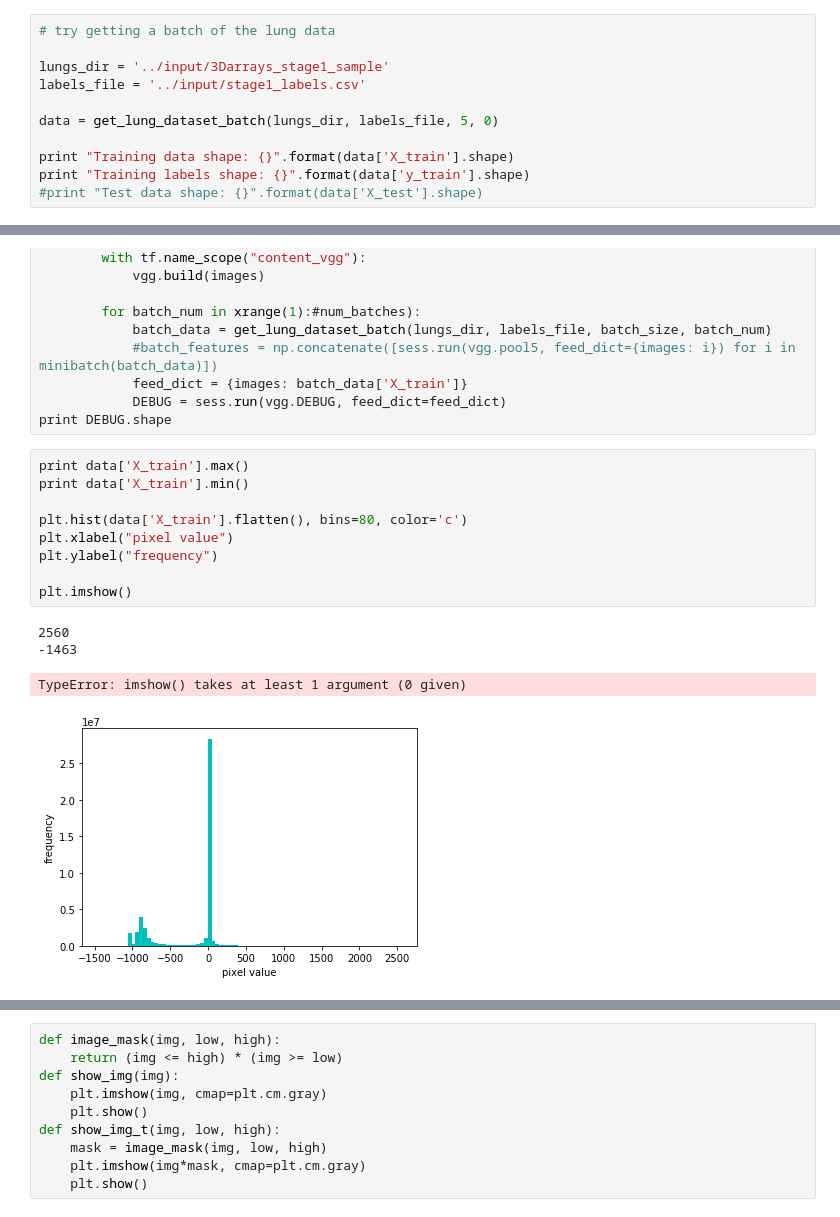
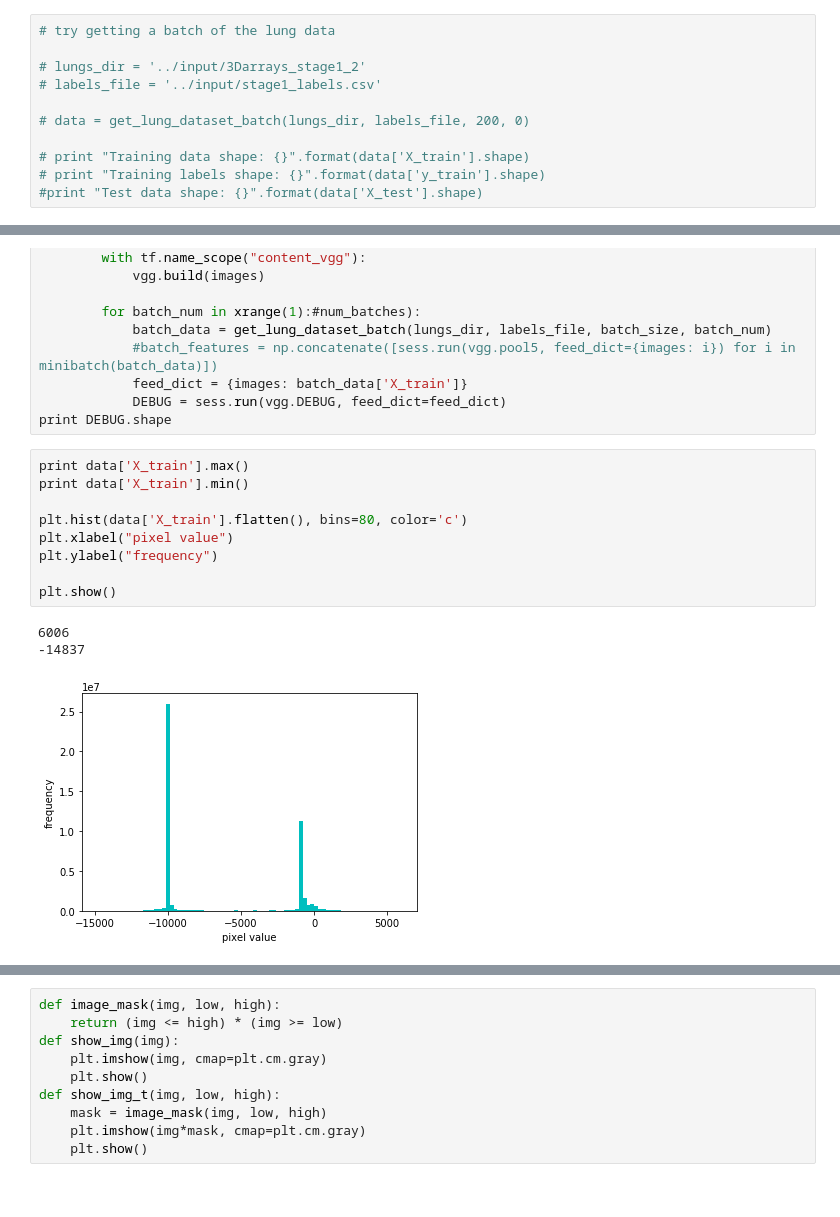
Before and after one commit to jwde/lungcancerDL, a Jupyter notebook: tensorflow-vgg/Lungs.ipynb, the cells around one changed output, grey strips where cells are left out. Drawn from its saved outputs; the diff is of its cells as text.

Commit message:
refactored kaggle data import

```diff
--- a/tensorflow-vgg/Lungs.ipynb
+++ b/tensorflow-vgg/Lungs.ipynb
@@ -50,12 +55,12 @@ def get_lung_dataset_batch(images_directory, labels_file, lung_count, batch_num)
 # %%
 # try getting a batch of the lung data
 
-lungs_dir = '../input/3Darrays_stage1_sample'
-labels_file = '../input/stage1_labels.csv'
+# lungs_dir = '../input/3Darrays_stage1_2'
+# labels_file = '../input/stage1_labels.csv'
 
-data = get_lung_dataset_batch(lungs_dir, labels_file, 5, 0)
+# data = get_lung_dataset_batch(lungs_dir, labels_file, 200, 0)
 
-print "Training data shape: {}".format(data['X_train'].shape)
-print "Training labels shape: {}".format(data['y_train'].shape)
+# print "Training data shape: {}".format(data['X_train'].shape)
+# print "Training labels shape: {}".format(data['y_train'].shape)
 #print "Test data shape: {}".format(data['X_test'].shape)
 # %% [output]
@@ -183,17 +205,16 @@ print DEBUG.shape
 # %%
 print data['X_train'].max()
 print data['X_train'].min()
 
 plt.hist(data['X_train'].flatten(), bins=80, color='c')
 plt.xlabel("pixel value")
 plt.ylabel("frequency")
 
-plt.imshow()
+plt.show()
 # %% [output]
-2560
--1463
+6006
+-14837
-TypeError: imshow() takes at least 1 argument (0 given)
-[figure, old version]
+[figure, new version]
 # %%
 img = data['X_train'][30,:,:,0]
 print img.shape
```
Also changed, not shown: parts of 15 cells of this notebook, 1 other file.
